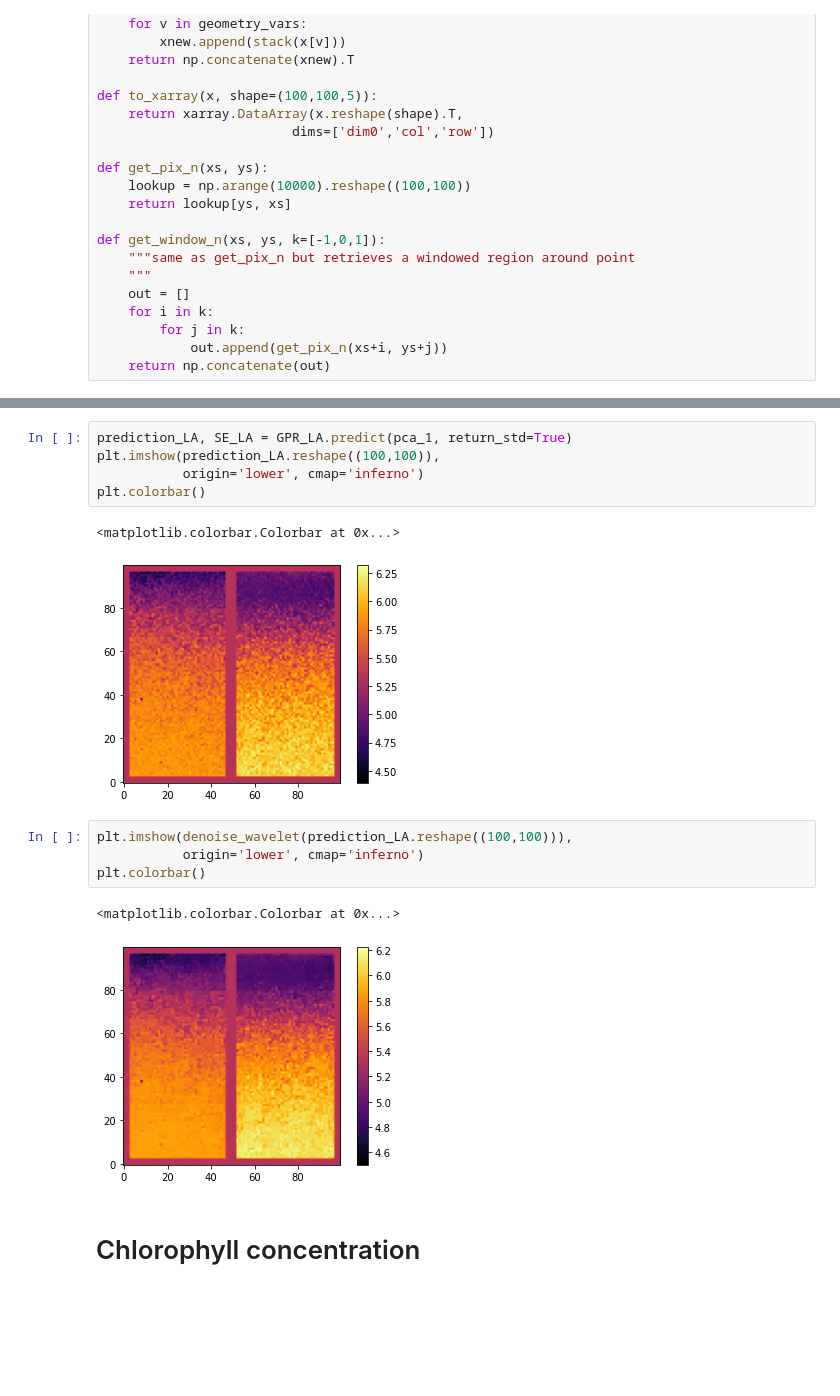
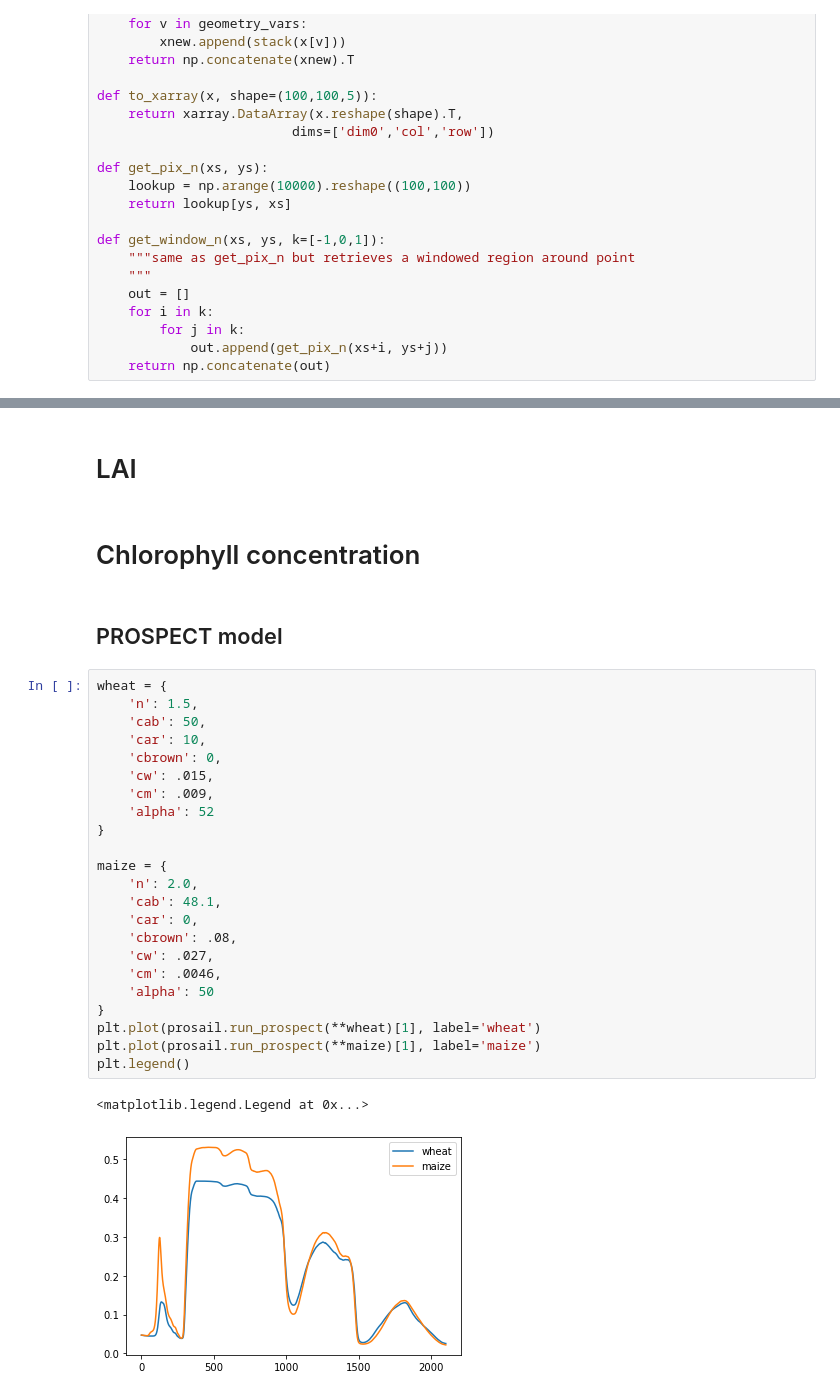
Before and after one commit to joe-fennell/spatial-scaling-challenge, a Jupyter notebook: 1_LAI_pigments.ipynb, the cells around one changed output, grey strips where cells are left out. Cells and saved outputs as stored; diff of their text form; blank space fills up the shorter version.

```diff
--- a/1_LAI_pigments.ipynb
+++ b/1_LAI_pigments.ipynb
@@ -115,17 +52,32 @@ plt.plot(np.linspace(4.7, 6.2),np.linspace(4.7, 6.2))
-# %%
-prediction_LA, SE_LA = GPR_LA.predict(pca_1, return_std=True)
-plt.imshow(prediction_LA.reshape((100,100)),
-           origin='lower', cmap='inferno')
-plt.colorbar()
-# %% [output]
-<matplotlib.colorbar.Colorbar at 0x...>
-[figure, removed]
-# %%
-plt.imshow(denoise_wavelet(prediction_LA.reshape((100,100))),
-           origin='lower', cmap='inferno')
-plt.colorbar()
-# %% [output]
-<matplotlib.colorbar.Colorbar at 0x...>
-[figure, removed]
+# %% [markdown]
+# LAI
 # %% [markdown]
 # Chlorophyll concentration
+# %% [markdown]
+## PROSPECT model
+# %%
+wheat = {
+    'n': 1.5,
+    'cab': 50,
+    'car': 10,
+    'cbrown': 0,
+    'cw': .015,
+    'cm': .009,
+    'alpha': 52
+}
+
+maize = {
+    'n': 2.0,
+    'cab': 48.1,
+    'car': 0,
+    'cbrown': .08,
+    'cw': .027,
+    'cm': .0046,
+    'alpha': 50
+}
+plt.plot(prosail.run_prospect(**wheat)[1], label='wheat')
+plt.plot(prosail.run_prospect(**maize)[1], label='maize')
+plt.legend()
+# %% [output]
+<matplotlib.legend.Legend at 0x...>
+[figure, added]
```
Also changed, not shown: parts of 33 cells of this notebook, 1 other file.
